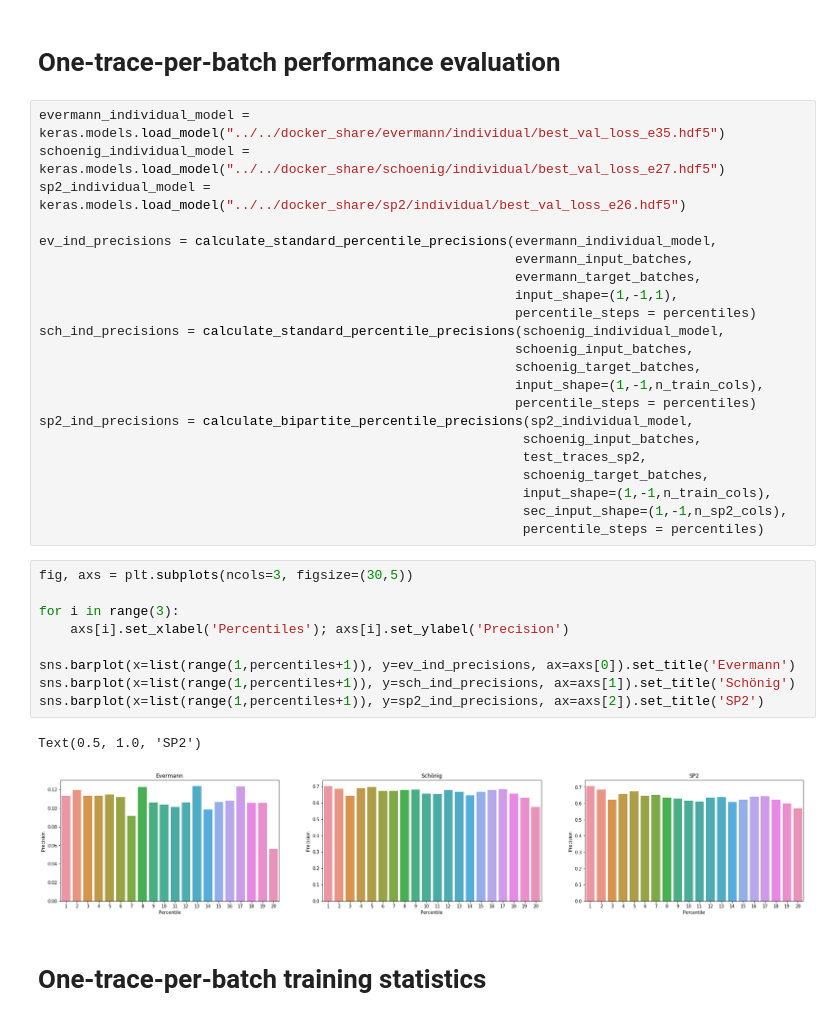
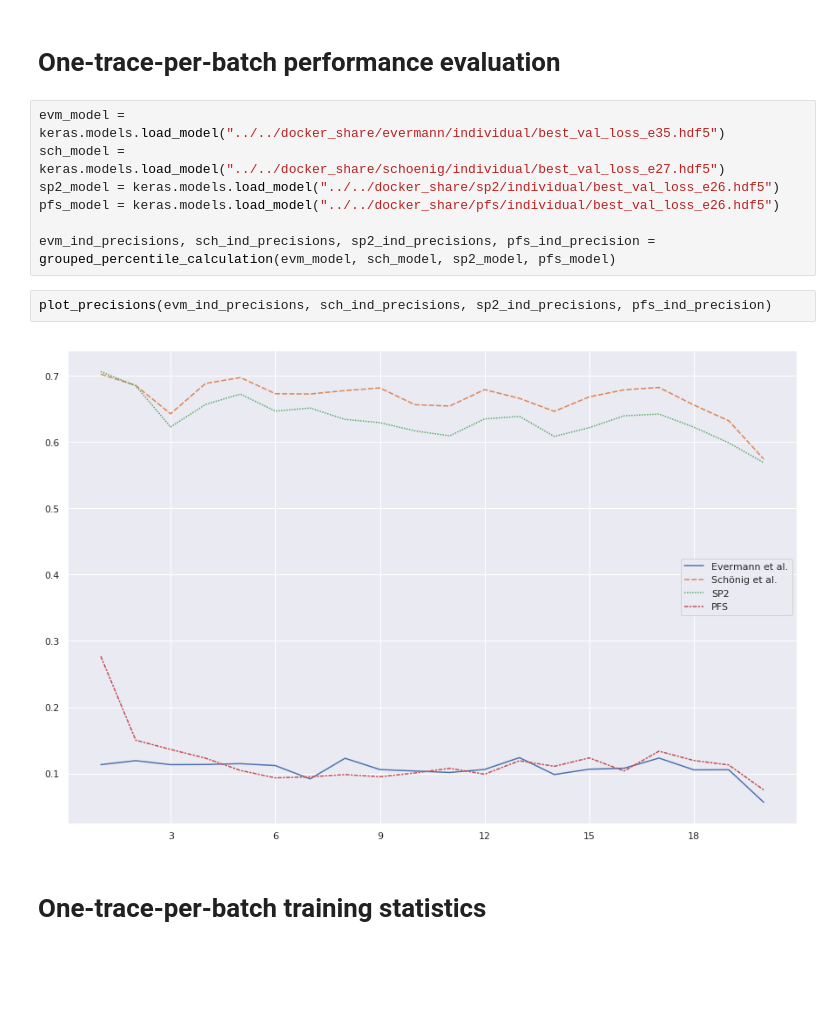
Before and after one commit to flxw/master-thesis, a Jupyter notebook: notebooks/Performance evaluation BPIC2011.ipynb, the cells around one changed output. Saved outputs shown, nothing was run; the diff lists cells and outputs as text; blank space fills up the shorter version.

```diff
--- a/notebooks/Performance evaluation BPIC2011.ipynb
+++ b/notebooks/Performance evaluation BPIC2011.ipynb
@@ -107,38 +181,15 @@ test_traces_sp2 = [ t.values for t in test_traces_sp2 ]
 # %% [markdown]
 # One-trace-per-batch performance evaluation
 # %%
-evermann_individual_model = keras.models.load_model("../../docker_share/evermann/individual/best_val_loss_e35.hdf5")
-schoenig_individual_model = keras.models.load_model("../../docker_share/schoenig/individual/best_val_loss_e27.hdf5")
-sp2_individual_model = keras.models.load_model("../../docker_share/sp2/individual/best_val_loss_e26.hdf5")
+evm_model = keras.models.load_model("../../docker_share/evermann/individual/best_val_loss_e35.hdf5")
+sch_model = keras.models.load_model("../../docker_share/schoenig/individual/best_val_loss_e27.hdf5")
+sp2_model = keras.models.load_model("../../docker_share/sp2/individual/best_val_loss_e26.hdf5")
+pfs_model = keras.models.load_model("../../docker_share/pfs/individual/best_val_loss_e26.hdf5")
 
-ev_ind_precisions = calculate_standard_percentile_precisions(evermann_individual_model,
-                                                             evermann_input_batches,
-                                                             evermann_target_batches,
-                                                             input_shape=(1,-1,1),
-                                                             percentile_steps = percentiles)
-sch_ind_precisions = calculate_standard_percentile_precisions(schoenig_individual_model,
-                                                             schoenig_input_batches,
-                                                             schoenig_target_batches,
-                                                             input_shape=(1,-1,n_train_cols),
-                                                             percentile_steps = percentiles)
-sp2_ind_precisions = calculate_bipartite_percentile_precisions(sp2_individual_model,
-                                                              schoenig_input_batches,
-                                                              test_traces_sp2,
-                                                              schoenig_target_batches,
-                                                              input_shape=(1,-1,n_train_cols),
-                                                              sec_input_shape=(1,-1,n_sp2_cols),
-                                                              percentile_steps = percentiles)
+evm_ind_precisions, sch_ind_precisions, sp2_ind_precisions, pfs_ind_precision = grouped_percentile_calculation(evm_model, sch_model, sp2_model, pfs_model)
-# %%
-fig, axs = plt.subplots(ncols=3, figsize=(30,5))
-
-for i in range(3):
-    axs[i].set_xlabel('Percentiles'); axs[i].set_ylabel('Precision')
-
-sns.barplot(x=list(range(1,percentiles+1)), y=ev_ind_precisions, ax=axs[0]).set_title('Evermann')
-sns.barplot(x=list(range(1,percentiles+1)), y=sch_ind_precisions, ax=axs[1]).set_title('Schönig')
-sns.barplot(x=list(range(1,percentiles+1)), y=sp2_ind_precisions, ax=axs[2]).set_title('SP2')
-# %% [output]
-Text(0.5, 1.0, 'SP2')
-[figure, removed]
+# %%
+plot_precisions(evm_ind_precisions, sch_ind_precisions, sp2_ind_precisions, pfs_ind_precision)
+# %% [output]
+[figure, added]
 # %% [markdown]
 # One-trace-per-batch training statistics
```
Also changed, not shown: parts of 21 cells of this notebook, 1 other file.
